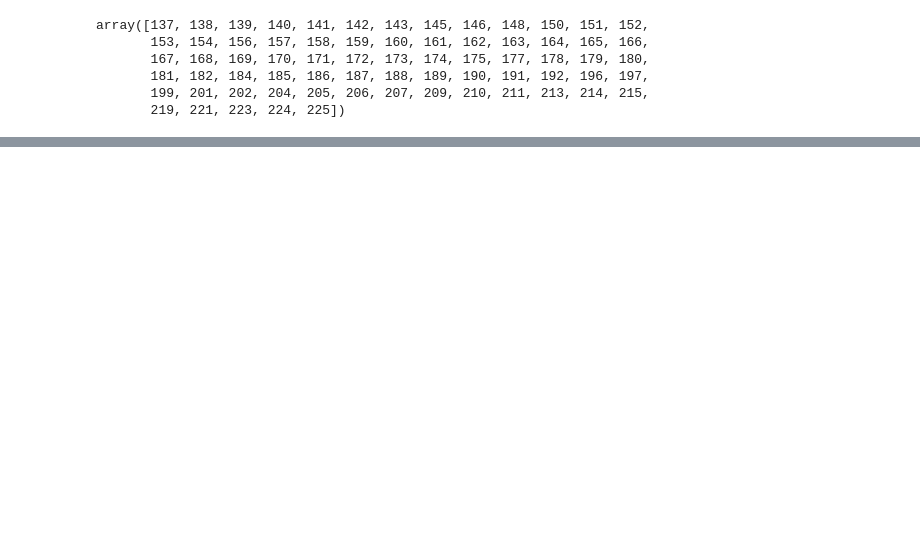
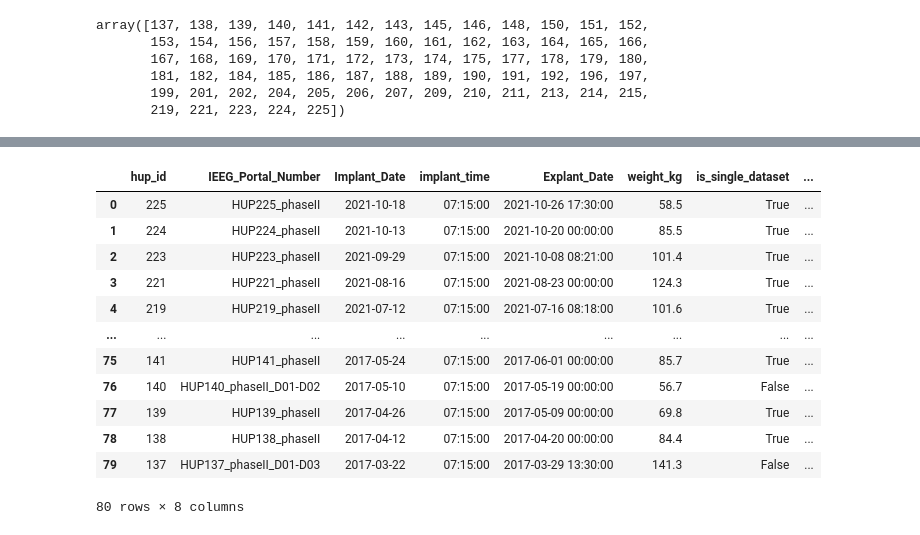
Before and after one commit to devincma/asm_synchrony_paper, a Jupyter notebook: spikes_optimized/download_calculate_all.ipynb, the cells around one changed output, grey strips where cells are left out. Saved outputs shown, nothing was run; the diff lists cells and outputs as text; code cells hidden in the pictures; blank space fills up the shorter version.

```diff
--- a/spikes_optimized/download_calculate_all.ipynb
+++ b/spikes_optimized/download_calculate_all.ipynb
@@ -25,0 +30,6 @@ array([137, 138, 139, 140, 141, 142, 143, 145, 146, 148, 150, 151, 152,
+# %%
+# Load HUP_implant_dates.xlsx
+nina_patients_df = pd.read_excel("../../Data/HUP_implant_dates.xlsx")
+# Make the hup_id column integers
+nina_patients_df["hup_id"] = nina_patients_df["hup_id"].astype(int)
+nina_patients_df
@@ -25,0 +50,24 @@ array([137, 138, 139, 140, 141, 142, 143, 145, 146, 148, 150, 151, 152,
+# %%
+# Add a boolean column in nina_patients_df called is_single_dataset and make it True if IEEG_Portal_Number ends with "phaseII"
+nina_patients_df["is_single_dataset"] = nina_patients_df[
+    "IEEG_Portal_Number"
+].str.endswith("phaseII")
+# Add a boolean column in nina_patients_df called is_good_for_spike_detector and make it True if the row's hup_id is in good_hup_ids_for_spike_detector
+nina_patients_df["is_good_for_spike_detector"] = nina_patients_df["hup_id"].isin(
+    good_hup_ids_for_spike_detector
+)
+nina_patients_df
+# %% [output]
+|  | hup_id | IEEG_Portal_Number | Implant_Date | implant_time | Explant_Date | weight_kg | is_single_dataset | ... |
+| 0 | 225 | HUP225_phaseII | 2021-10-18 | 07:15:00 | 2021-10-26 17:30:00 | 58.5 | True | ... |
+| 1 | 224 | HUP224_phaseII | 2021-10-13 | 07:15:00 | 2021-10-20 00:00:00 | 85.5 | True | ... |
+| 2 | 223 | HUP223_phaseII | 2021-09-29 | 07:15:00 | 2021-10-08 08:21:00 | 101.4 | True | ... |
+| 3 | 221 | HUP221_phaseII | 2021-08-16 | 07:15:00 | 2021-08-23 00:00:00 | 124.3 | True | ... |
+| 4 | 219 | HUP219_phaseII | 2021-07-12 | 07:15:00 | 2021-07-16 08:18:00 | 101.6 | True | ... |
+| ... | ... | ... | ... | ... | ... | ... | ... | ... |
+| 75 | 141 | HUP141_phaseII | 2017-05-24 | 07:15:00 | 2017-06-01 00:00:00 | 85.7 | True | ... |
+| 76 | 140 | HUP140_phaseII_D01-D02 | 2017-05-10 | 07:15:00 | 2017-05-19 00:00:00 | 56.7 | False | ... |
+| 77 | 139 | HUP139_phaseII | 2017-04-26 | 07:15:00 | 2017-05-09 00:00:00 | 69.8 | True | ... |
+| 78 | 138 | HUP138_phaseII | 2017-04-12 | 07:15:00 | 2017-04-20 00:00:00 | 84.4 | True | ... |
+| 79 | 137 | HUP137_phaseII_D01-D03 | 2017-03-22 | 07:15:00 | 2017-03-29 13:30:00 | 141.3 | False | ... |
+80 rows × 8 columns
```
Also changed, not shown: parts of 19 cells of this notebook, 14 other files.
